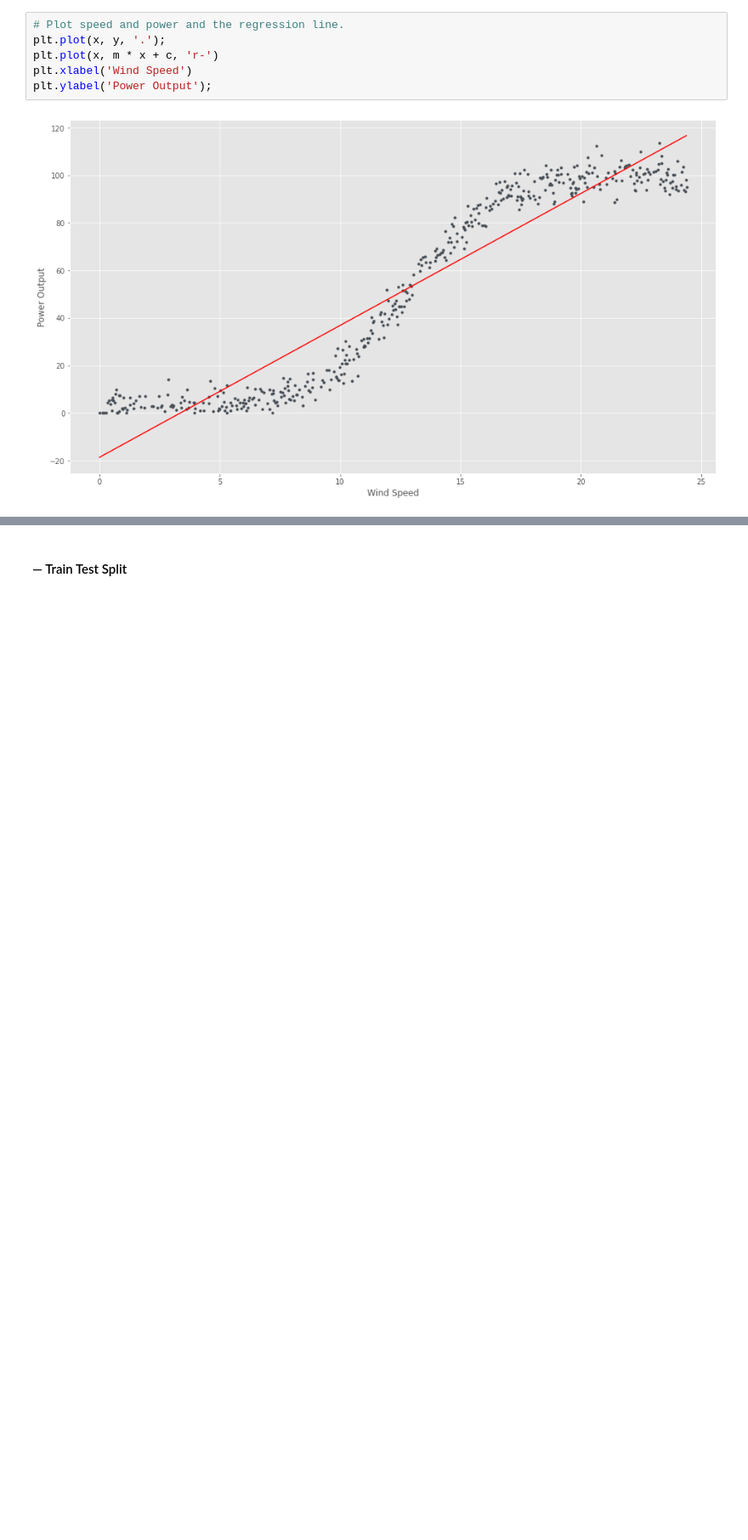
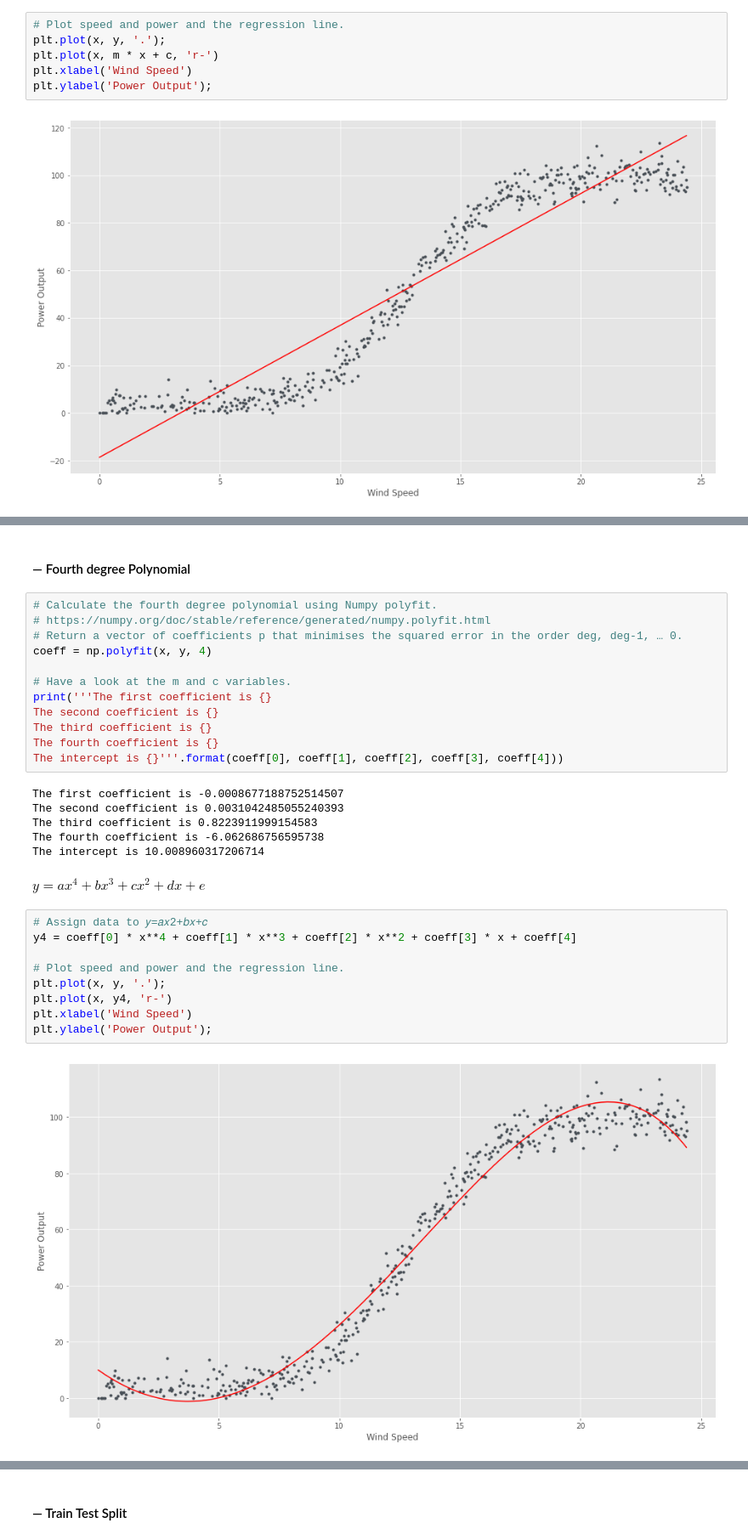
Before and after one commit to mizydorek/Fundamentals-of-Data-Analysis-Project-2020, a Jupyter notebook: project.ipynb, the cells around one changed output, grey strips where cells are left out. Shown: that part at 85% size. Saved outputs shown, nothing was run; the diff lists cells and outputs as text; blank space fills up the shorter version.

```diff
--- a/project.ipynb
+++ b/project.ipynb
@@ -255,0 +307,33 @@ plt.ylabel('Power Output');
+# %% [markdown]
+#### — Fourth degree Polynomial
+# %%
+# Calculate the fourth degree polynomial using Numpy polyfit.
+# https://numpy.org/doc/stable/reference/generated/numpy.polyfit.html
+# Return a vector of coefficients p that minimises the squared error in the order deg, deg-1, … 0.
+coeff = np.polyfit(x, y, 4)
+
+# Have a look at the m and c variables.
+print('''The first coefficient is {}
+The second coefficient is {}
+The third coefficient is {}
+The fourth coefficient is {}
+The intercept is {}'''.format(coeff[0], coeff[1], coeff[2], coeff[3], coeff[4]))
+# %% [output]
+The first coefficient is -0.0008677188752514507
+The second coefficient is 0.0031042485055240393
+The third coefficient is 0.8223911999154583
+The fourth coefficient is -6.062686756595738
+The intercept is 10.008960317206714
+# %% [markdown]
+$ y = ax^4 + bx^3 + cx^2 + dx + e$
+# %%
+# Assign data to 𝑦=𝑎𝑥2+𝑏𝑥+𝑐
+y4 = coeff[0] * x**4 + coeff[1] * x**3 + coeff[2] * x**2 + coeff[3] * x + coeff[4]
+
+# Plot speed and power and the regression line.
+plt.plot(x, y, '.');
+plt.plot(x, y4, 'r-')
+plt.xlabel('Wind Speed')
+plt.ylabel('Power Output');
+# %% [output]
+[figure, added]
```
Also changed, not shown: parts of 24 cells of this notebook.
